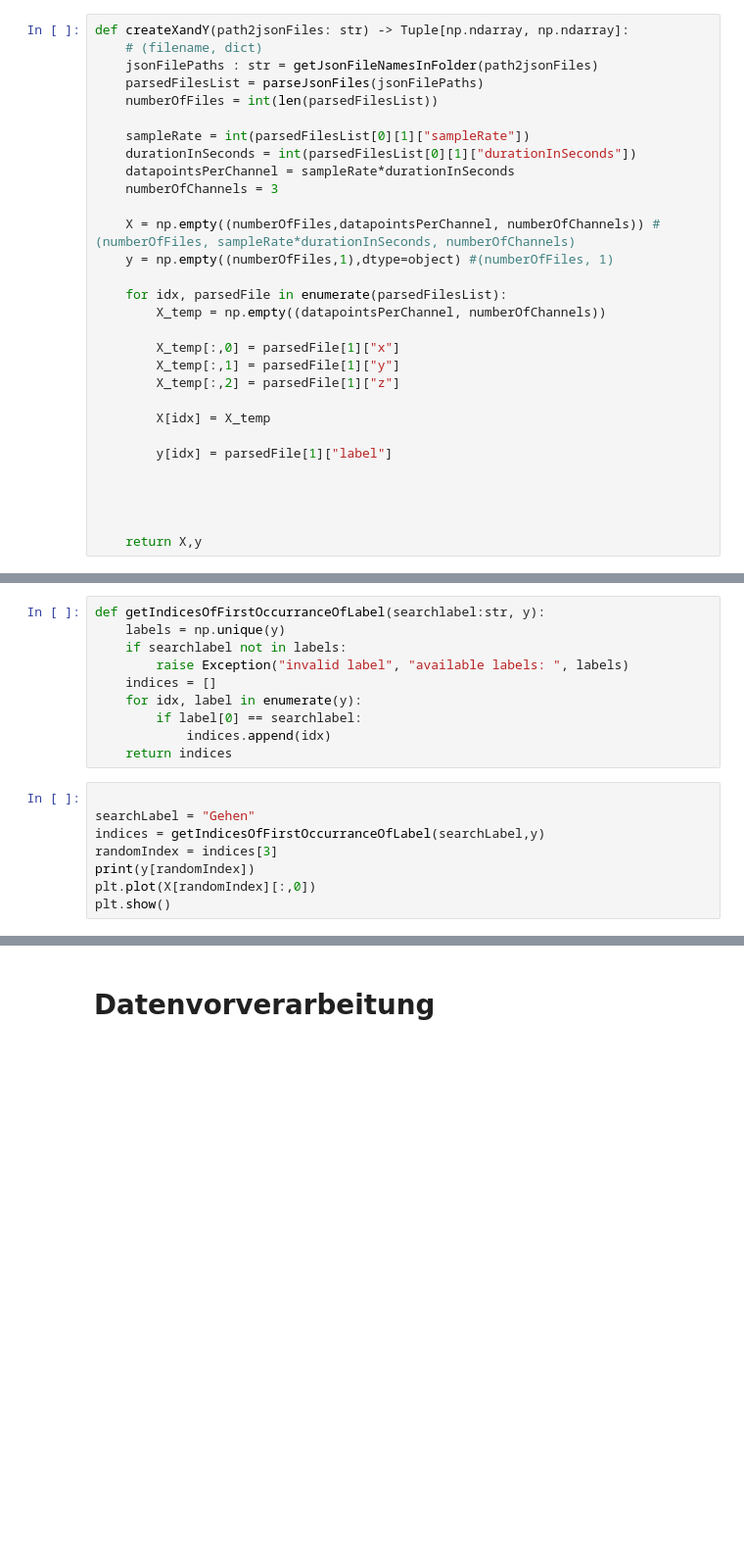
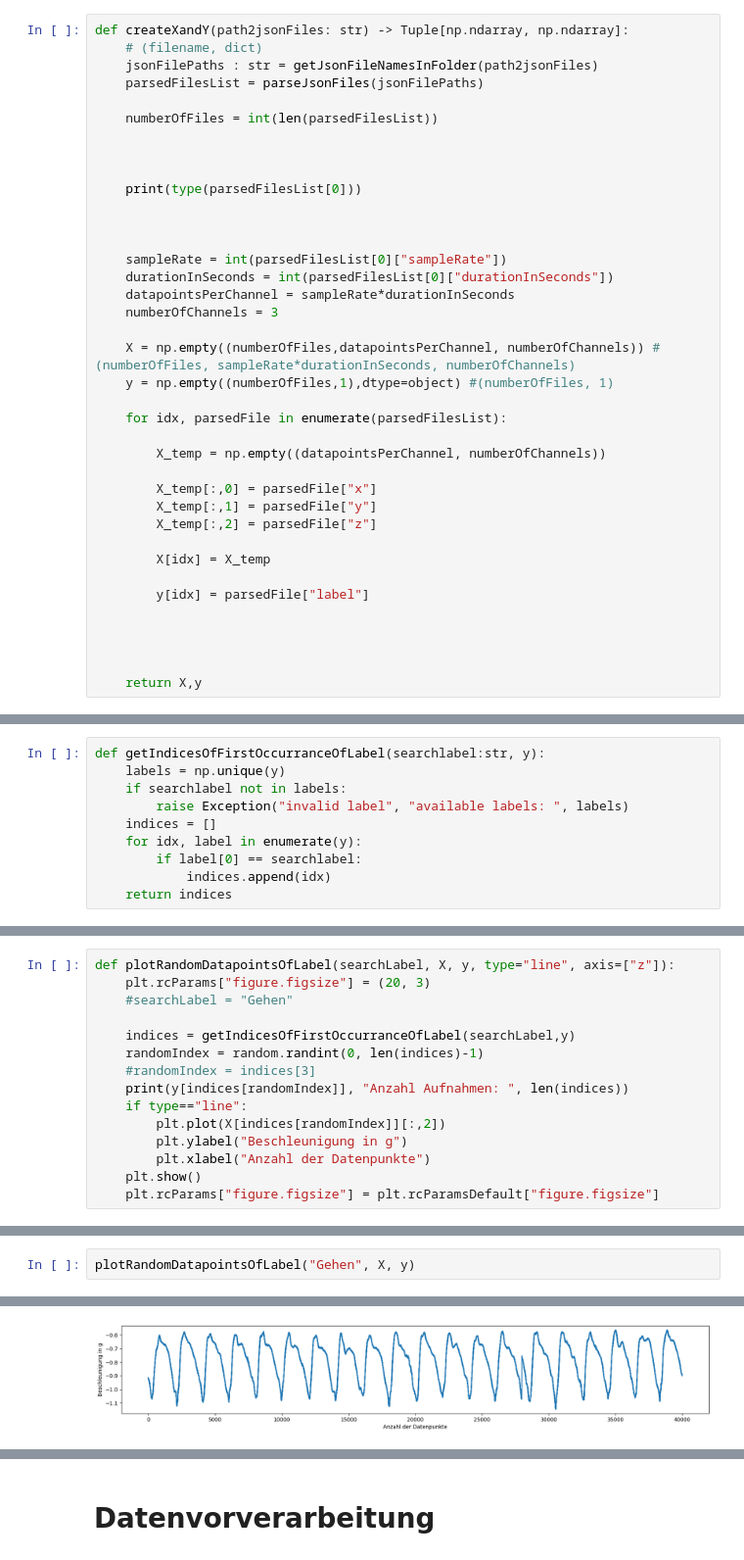
Before and after one commit to WittmannJ/aiot4logistics, a Jupyter notebook: notebooks/first.ipynb, the cells around one changed output, grey strips where cells are left out. Shown at 98% size. Drawn from its saved outputs; the diff is of its cells as text; blank space fills up the shorter version.

Commit message:
added some visualizations

```diff
--- a/notebooks/first.ipynb
+++ b/notebooks/first.ipynb
@@ -64,10 +75,17 @@ def createXandY(path2jsonFiles: str) -> Tuple[np.ndarray, np.ndarray]:
     # (filename, dict)
     jsonFilePaths : str = getJsonFileNamesInFolder(path2jsonFiles)
     parsedFilesList = parseJsonFiles(jsonFilePaths)
+
     numberOfFiles = int(len(parsedFilesList))
 
-    sampleRate = int(parsedFilesList[0][1]["sampleRate"])
-    durationInSeconds = int(parsedFilesList[0][1]["durationInSeconds"])
+
+
+    print(type(parsedFilesList[0]))
+
+
+
+    sampleRate = int(parsedFilesList[0]["sampleRate"])
+    durationInSeconds = int(parsedFilesList[0]["durationInSeconds"])
     datapointsPerChannel = sampleRate*durationInSeconds
     numberOfChannels = 3
 
@@ -75,15 +93,16 @@ def createXandY(path2jsonFiles: str) -> Tuple[np.ndarray, np.ndarray]:
     y = np.empty((numberOfFiles,1),dtype=object) #(numberOfFiles, 1)
 
     for idx, parsedFile in enumerate(parsedFilesList):
+
         X_temp = np.empty((datapointsPerChannel, numberOfChannels))
 
-        X_temp[:,0] = parsedFile[1]["x"]
-        X_temp[:,1] = parsedFile[1]["y"]
-        X_temp[:,2] = parsedFile[1]["z"]
+        X_temp[:,0] = parsedFile["x"]
+        X_temp[:,1] = parsedFile["y"]
+        X_temp[:,2] = parsedFile["z"]
 
         X[idx] = X_temp
 
-        y[idx] = parsedFile[1]["label"]
+        y[idx] = parsedFile["label"]
 
 
 
@@ -111,11 +131,3 @@ def getIndicesOfFirstOccurranceOfLabel(searchlabel:str, y):
         if label[0] == searchlabel:
             indices.append(idx)
     return indices
-# %%
-
-searchLabel = "Gehen"
-indices = getIndicesOfFirstOccurranceOfLabel(searchLabel,y)
-randomIndex = indices[3]
-print(y[randomIndex])
-plt.plot(X[randomIndex][:,0])
-plt.show()
@@ -124,0 +136,15 @@ plt.show()
+# %%
+def plotRandomDatapointsOfLabel(searchLabel, X, y, type="line", axis=["z"]):
+    plt.rcParams["figure.figsize"] = (20, 3)
+    #searchLabel = "Gehen"
+
+    indices = getIndicesOfFirstOccurranceOfLabel(searchLabel,y)
+    randomIndex = random.randint(0, len(indices)-1)
+    #randomIndex = indices[3]
+    print(y[indices[randomIndex]], "Anzahl Aufnahmen: ", len(indices))
+    if type=="line":
+        plt.plot(X[indices[randomIndex]][:,2])
+        plt.ylabel("Beschleunigung in g")
+        plt.xlabel("Anzahl der Datenpunkte")
+    plt.show()
+    plt.rcParams["figure.figsize"] = plt.rcParamsDefault["figure.figsize"]
@@ -124,0 +156,3 @@ plt.show()
+# %%
+plotRandomDatapointsOfLabel("Gehen", X, y)
+# %% [output]
@@ -124,0 +160 @@ plt.show()
+[figure, added]
```
Also changed, not shown: parts of 35 cells of this notebook, 1 other file.
